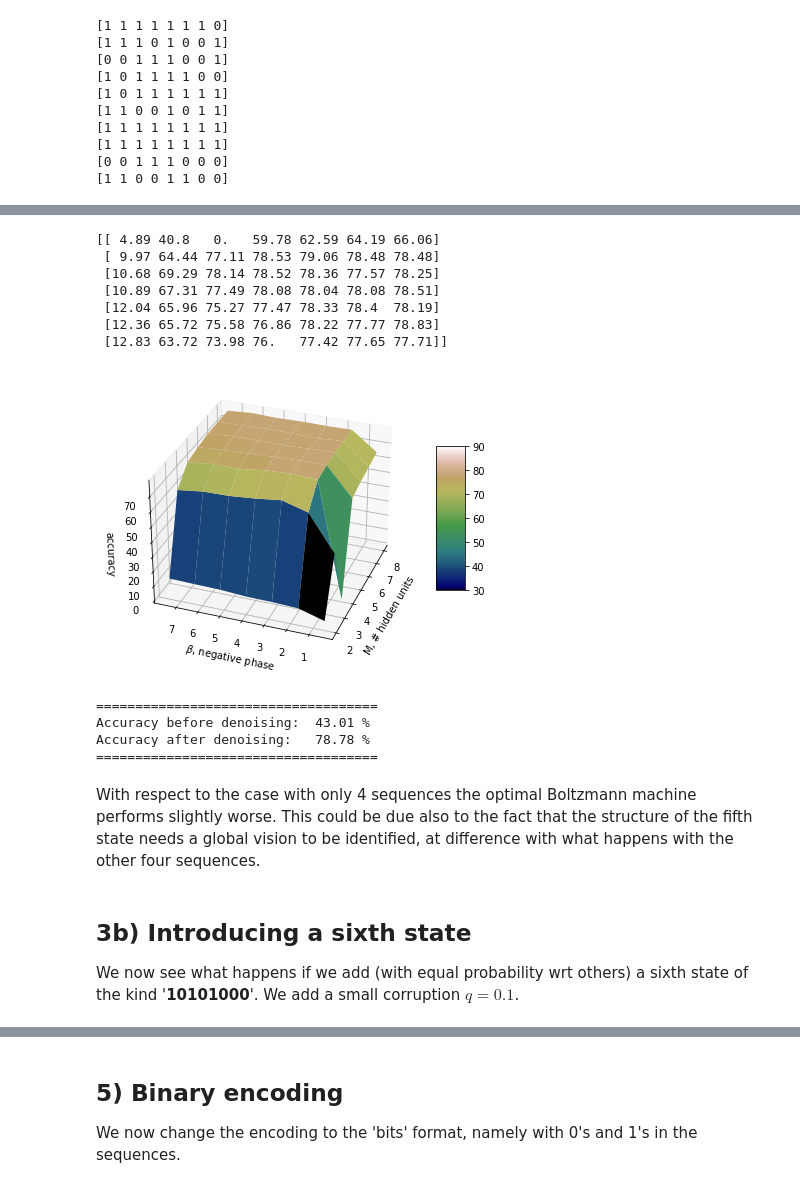
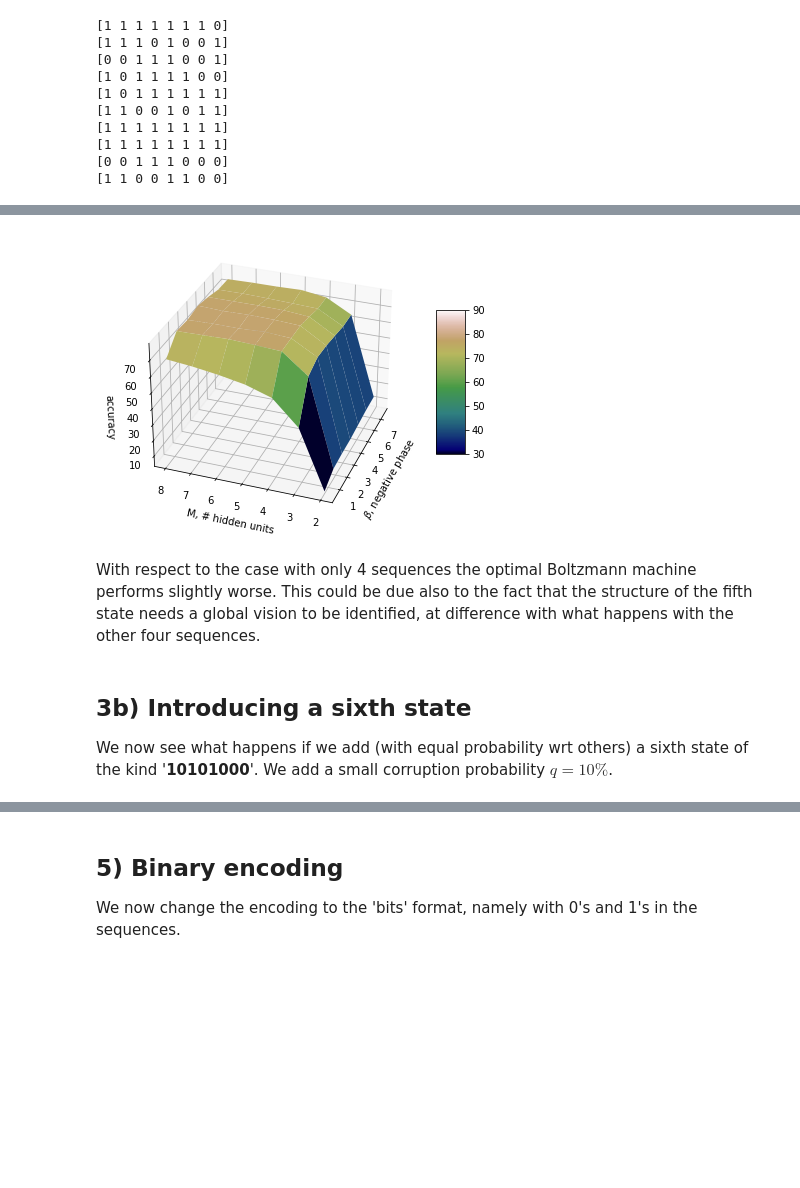
Before and after one commit to giuliacampesan/UniversityAssignments, a Jupyter notebook: 05_week/LoCPdown_week05.ipynb, the cells around one changed output, grey strips where cells are left out. Cells and saved outputs as stored; diff of their text form; code cells hidden in the pictures; blank space fills up the shorter version.

```diff
--- a/05_week/LoCPdown_week05.ipynb
+++ b/05_week/LoCPdown_week05.ipynb
@@ -488,32 +488,23 @@ for i in range(len(M_list)):
         tots[i,j] = tot
         percs[i, j] = perc
 # %%
-x, y = np.meshgrid(M_list,betas)
-percs[0,2]  = 0
-print(percs)
+y,x = np.meshgrid(M_list,betas)
 fig = plt.figure()
 ax = Axes3D(fig)
 
 #plot the surface.
 surf = ax.plot_surface(x,y, percs, vmin=30.,vmax=90., cmap='gist_earth')
 
 #add a color bar which maps values to colors.
 fig.colorbar(surf, shrink=0.5, aspect=5)
-ax.set_xlabel('M, # hidden units')
-ax.set_ylabel('$\\beta$, negative phase')
+ax.set_ylabel('M, # hidden units')
+ax.set_xlabel('$\\beta$, negative phase')
 ax.set_zlabel('accuracy')
 ax.view_init(30,200)
 
 plt.show()
 # %% [output]
-[[ 4.89 40.8   0.   59.78 62.59 64.19 66.06]
- [ 9.97 64.44 77.11 78.53 79.06 78.48 78.48]
- [10.68 69.29 78.14 78.52 78.36 77.57 78.25]
- [10.89 67.31 77.49 78.08 78.04 78.08 78.51]
- [12.04 65.96 75.27 77.47 78.33 78.4  78.19]
- [12.36 65.72 75.58 76.86 78.22 77.77 78.83]
- [12.83 63.72 73.98 76.   77.42 77.65 77.71]]
-[figure, old version]
+[figure, new version]
 # %%
 #accuracy of the dataset after denoising
 acc_at_denois = np.max(percs)
@@ -527,17 +518,12 @@ print("====================================")
 print("Accuracy before denoising: ", acc_bf_denois, "%")
 print("Accuracy after denoising:  ", acc_at_denois, "%")
 print("====================================")
-# %% [output]
-====================================
-Accuracy before denoising:  43.01 %
-Accuracy after denoising:   78.78 %
-====================================
 # %% [markdown]
 With respect to the case with only 4 sequences the optimal Boltzmann machine performs slightly worse. This could be due also to the fact that the structure of the fifth state needs a global vision to be identified, at difference with what happens with the other four sequences.
 # %% [markdown]
 ## 3b) Introducing a sixth state
 
-We now see what happens if we add (with equal probability wrt others) a sixth state of the kind '**10101000**'. We add a small corruption $q=0.1$.
+We now see what happens if we add (with equal probability wrt others) a sixth state of the kind '**10101000**'. We add a small corruption probability $q=10\%$.
 # %%
 q = 0.1
 
```
Also changed, not shown: parts of 22 cells of this notebook.
